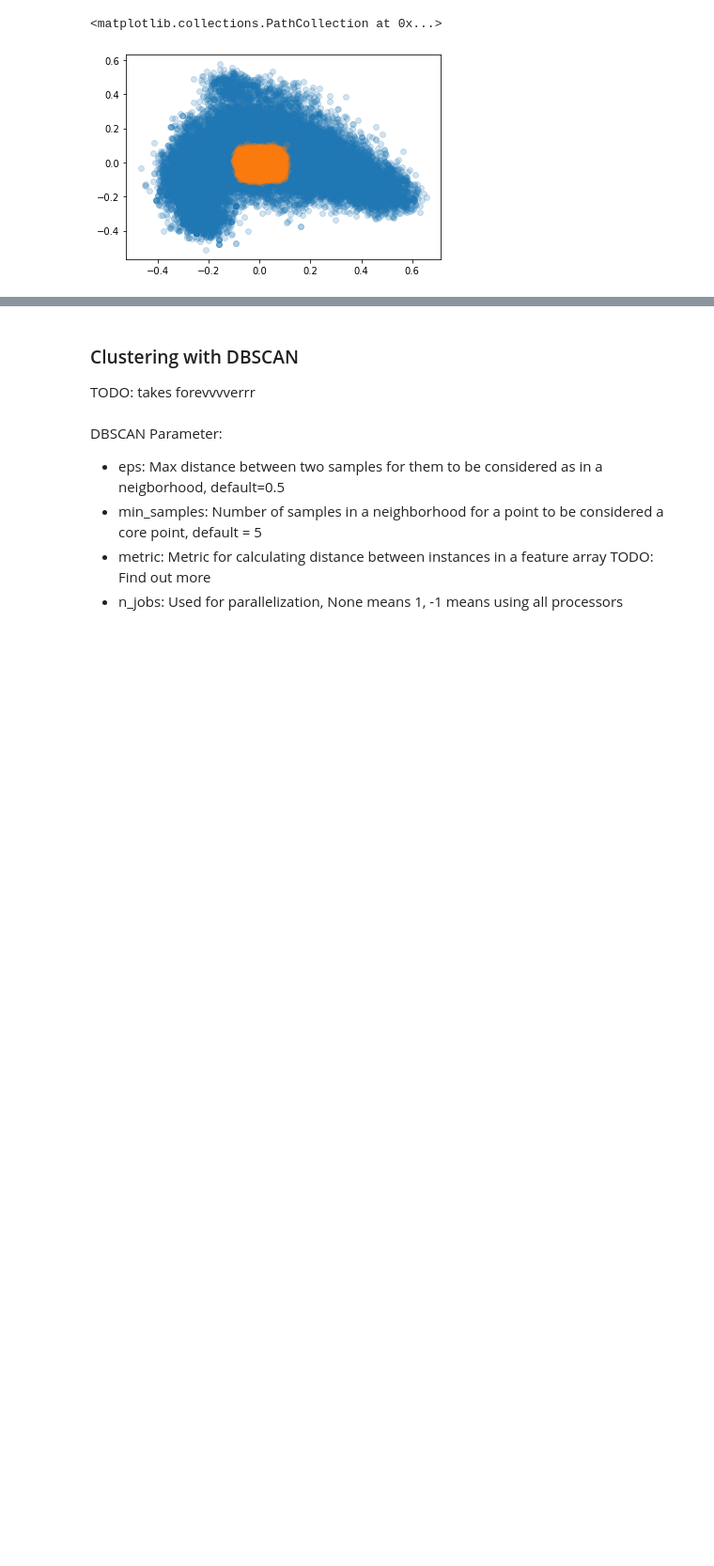
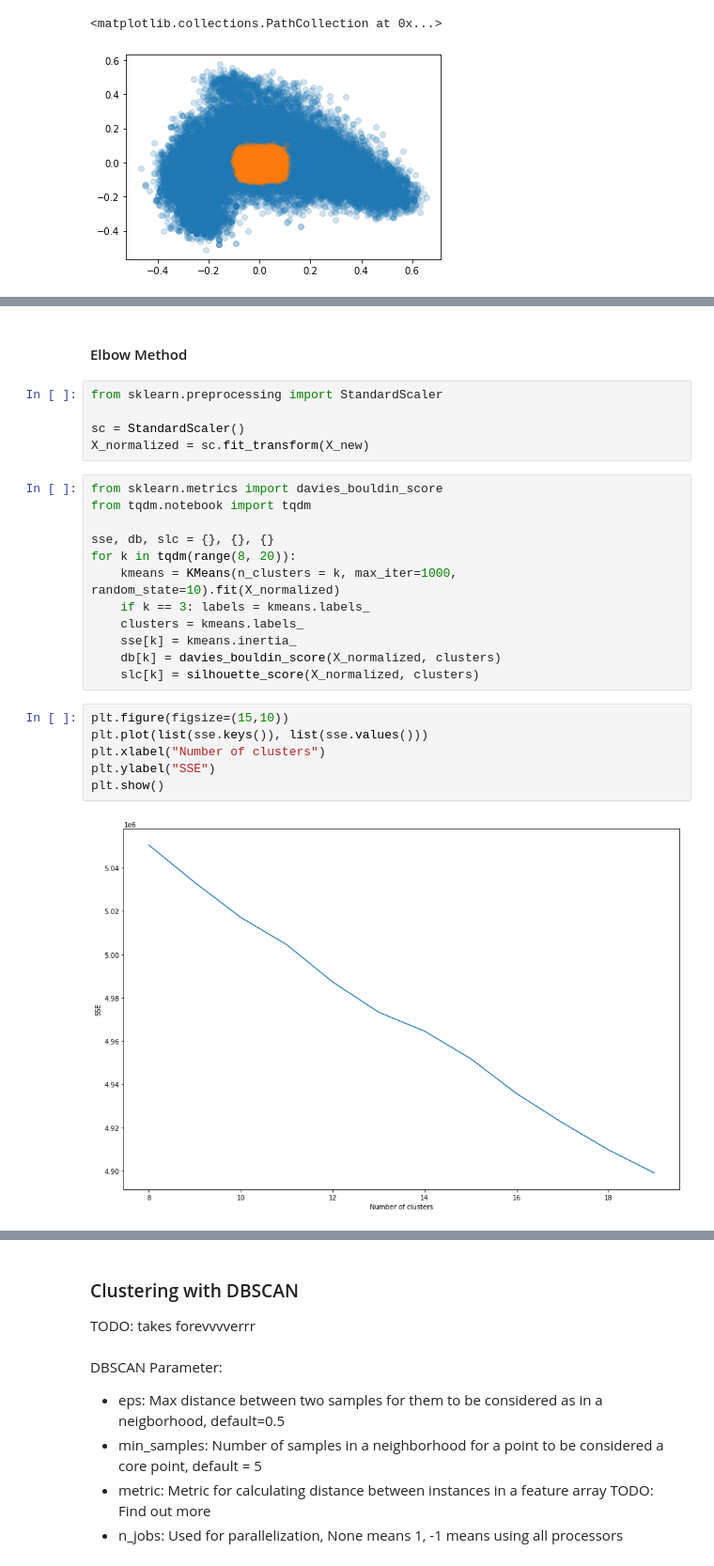
Before and after one commit to isaschm/topic-models-and-word-embeddings, a Jupyter notebook: text_embeddings.ipynb, the cells around one changed output, grey strips where cells are left out. Shown at 94% size. Drawn from its saved outputs; the diff is of its cells as text; blank space fills up the shorter version.

Commit message:
Add n of cluster evaluation metrics

```diff
--- a/text_embeddings.ipynb
+++ b/text_embeddings.ipynb
@@ -163,0 +173,27 @@ list
+# %% [markdown]
+#### Elbow Method
+# %%
+from sklearn.preprocessing import StandardScaler
+
+sc = StandardScaler()
+X_normalized = sc.fit_transform(X_new)
+# %%
+from sklearn.metrics import davies_bouldin_score
+from tqdm.notebook import tqdm
+
+sse, db, slc = {}, {}, {}
+for k in tqdm(range(8, 20)):
+    kmeans = KMeans(n_clusters = k, max_iter=1000, random_state=10).fit(X_normalized)
+    if k == 3: labels = kmeans.labels_
+    clusters = kmeans.labels_
+    sse[k] = kmeans.inertia_
+    db[k] = davies_bouldin_score(X_normalized, clusters)
+    slc[k] = silhouette_score(X_normalized, clusters)
+# %%
+plt.figure(figsize=(15,10))
+plt.plot(list(sse.keys()), list(sse.values()))
+plt.xlabel("Number of clusters")
+plt.ylabel("SSE")
+plt.show()
+# %% [output]
+[figure, added]
```
Also changed, not shown: parts of 6 cells of this notebook.
